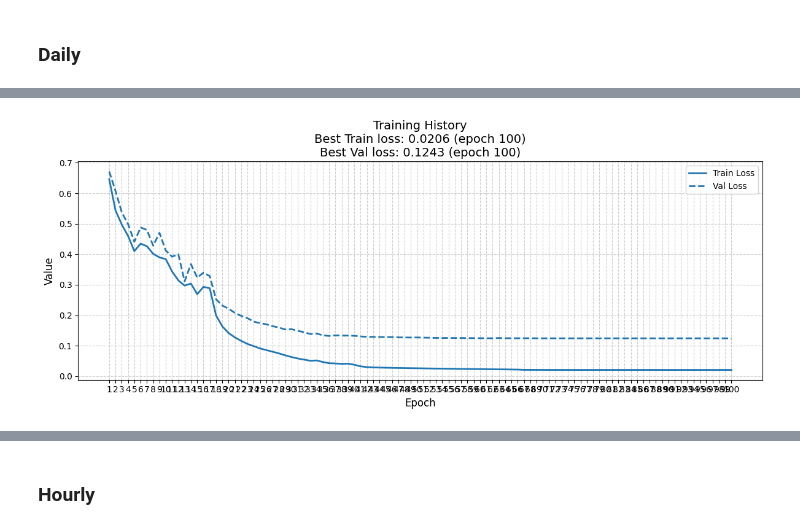
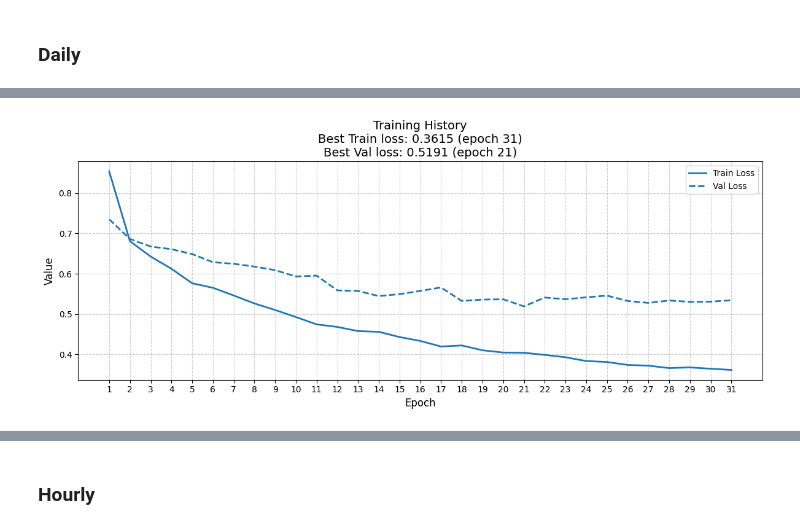
Before and after one commit to davidesonno/AII-project, a Jupyter notebook: 9-multi-agent-model.ipynb, the cells around one changed output, grey strips where cells are left out. Drawn from its saved outputs; the diff is of its cells as text; code cells hidden in the pictures.

```diff
--- a/9-multi-agent-model.ipynb
+++ b/9-multi-agent-model.ipynb
@@ -462,7 +528,8 @@ class MultiAgentModel(tf.keras.Model):
             head = tf.keras.Sequential(name=f"{tid}_head")
             head.add(tf.keras.layers.InputLayer(input_shape=(lstm_units[-1],)))
             for head_hidden_unit in head_hidden_units:
-                head.add(tf.keras.layers.Dense(head_hidden_unit, activation="relu"))
+                head.add(tf.keras.layers.Dense(head_hidden_unit, activation="tanh"))
+                head.add(tf.keras.layers.Dropout(0.2))
             head.add(tf.keras.layers.Dense(1))
             self.heads.append(head)
 
@@ -524,9 +591,13 @@ class MultiAgentModel(tf.keras.Model):
 # %% [markdown]
 ### Daily
 # %%
-d_train, d_val, d_test = split_dataset(daily_dataset, batch_size=32)
+BATCH_SIZE = 32
+
+d_train = d_train.batch(BATCH_SIZE).prefetch(tf.data.AUTOTUNE)
+d_val = d_val.batch(BATCH_SIZE).prefetch(tf.data.AUTOTUNE)
+d_test = d_test.batch(BATCH_SIZE).prefetch(tf.data.AUTOTUNE)
 # %%
-lstm_units = (64, 64, 64)
+lstm_units = (64,)
 head_hidden_units = (64, 32)
 
 d_model = MultiAgentModel(
@@ -536,14 +607,14 @@ d_model = MultiAgentModel(
     head_hidden_units=head_hidden_units,
 )
 d_model.compile(
-    tf.keras.optimizers.Adam(learning_rate=1e-2),
+    tf.keras.optimizers.Adam(learning_rate=5e-5),
     loss="mse",       # mean squared error for regression
     metrics=["mae"],  # mean absolute error
     weighted_metrics=[]
 )
 # %%
 try:
-    d_model.evaluate(d_val.take(1)) # init the model
+    d_model.evaluate(d_val_list.take(1)) # init the model
     name = f"./multi-agent-models/daily/daily_{'-'.join(str(u) for u in lstm_units)}_{'-'.join(str(h) for h in head_hidden_units)}_loss0-2.h5"
     print(f'Trying to load {name}')
     d_model.load_weights(name)
@@ -557,9 +628,9 @@ Successfully loaded weights
 # %%
 callbacks = [
     keras.callbacks.ReduceLROnPlateau(
-        factor=0.1,
+        factor=0.5,
         patience=4,
-        min_lr=1e-7,
+        min_lr=1e-9,
         verbose=1
     ),
     keras.callbacks.EarlyStopping(
@@ -600,3 +671,3 @@ Epoch 100/100
-[figure, old version]
+[figure, new version]
 # %%
 try:
```
Also changed, not shown: parts of 28 cells of this notebook, 3 other files.
